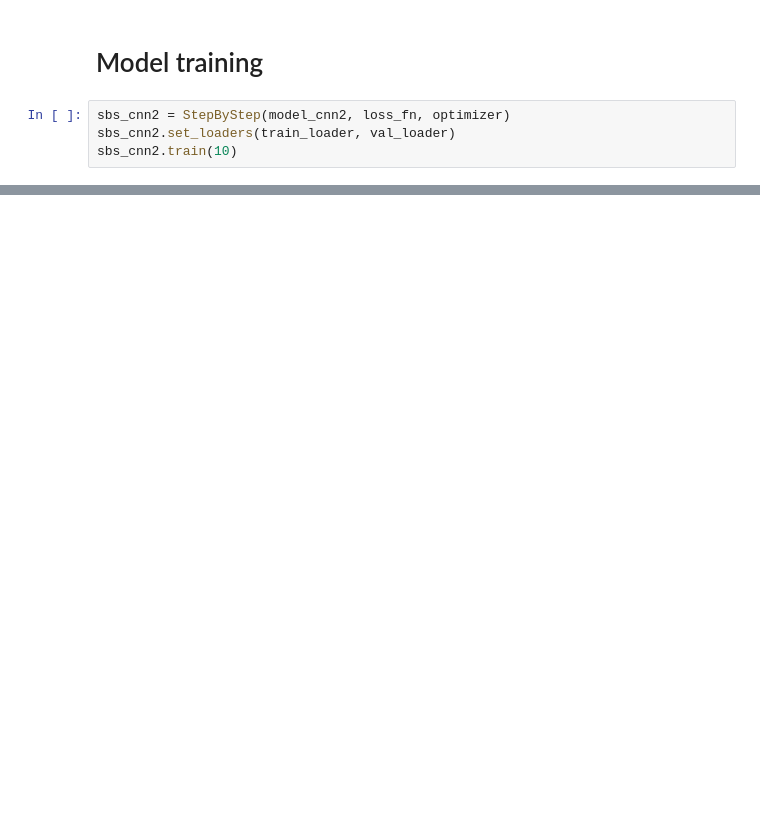
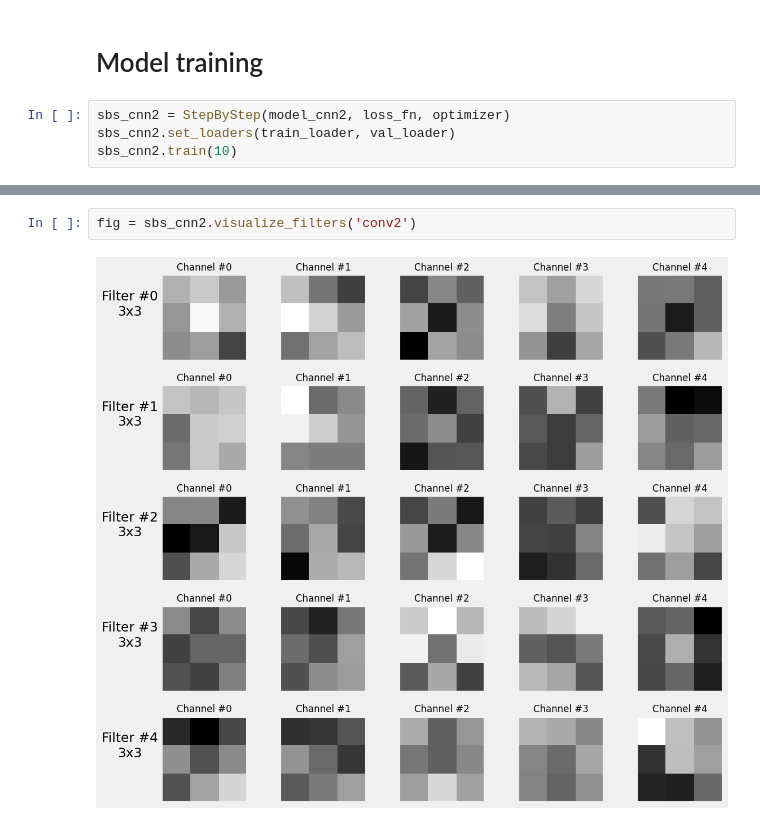
Before and after one commit to VaheC/Pytorch_Study, a Jupyter notebook: chapter6.ipynb, the cells around one changed output, grey strips where cells are left out. Saved outputs shown, nothing was run; the diff lists cells and outputs as text; blank space fills up the shorter version.

```diff
--- a/chapter6.ipynb
+++ b/chapter6.ipynb
@@ -147,0 +166,4 @@ tensor([[124, 124],
+# %%
+fig = sbs_cnn2.visualize_filters('conv2')
+# %% [output]
+[figure, added]
```
Also changed, not shown: parts of 8 cells of this notebook.
